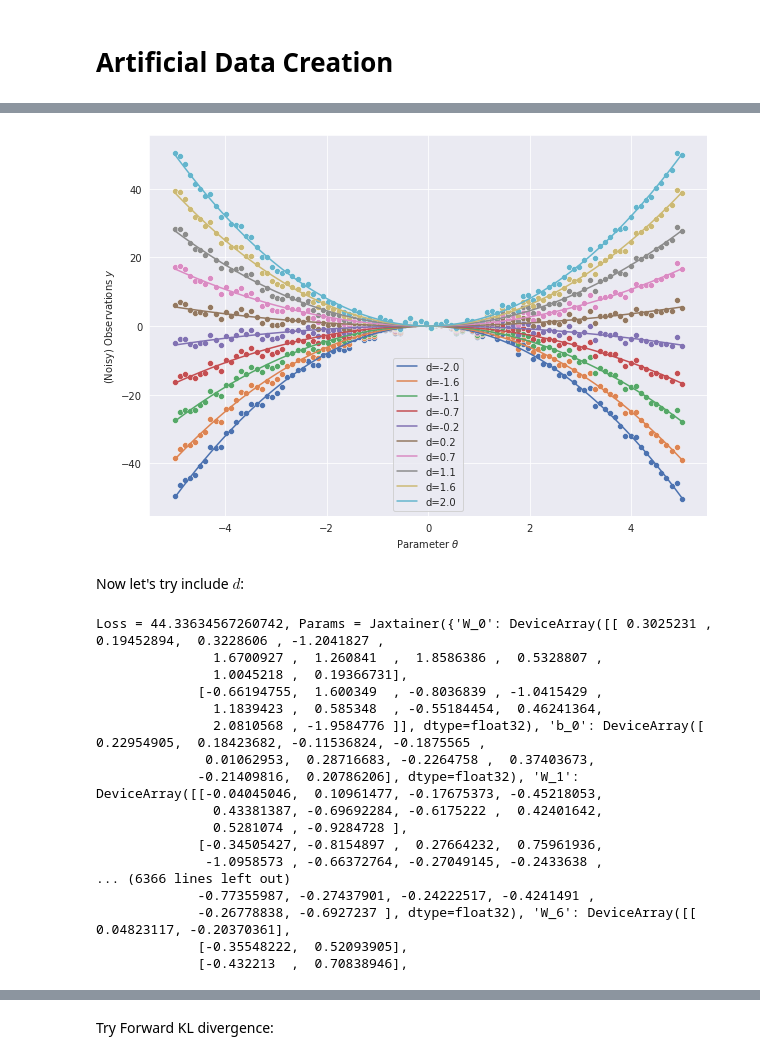
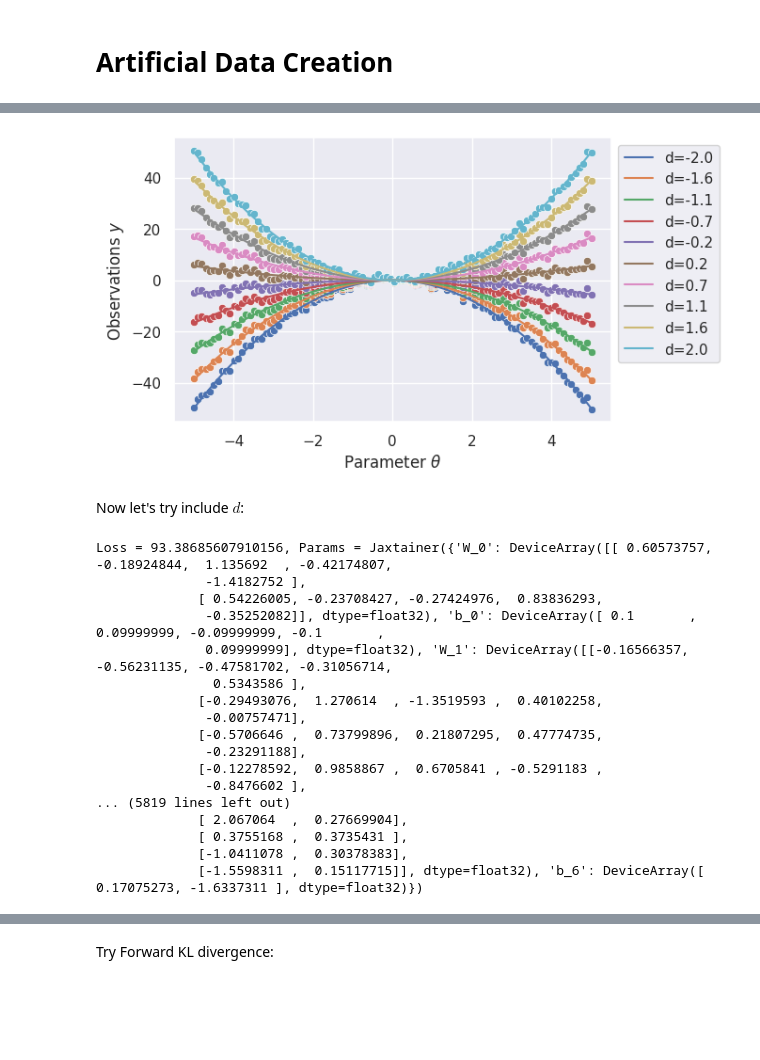
Before and after one commit to mabilton/bayesian_oed_bilton_masters, a Jupyter notebook: chapter_3/[3] Amortised VI Verification.ipynb, the cells around one changed output, grey strips where cells are left out. Drawn from its saved outputs; the diff is of its cells as text; code cells hidden in the pictures; blank space fills up the shorter version.

Commit message:
All figures completed.

```diff
--- a/chapter_3/[3] Amortised VI Verification.ipynb
+++ b/chapter_3/[3] Amortised VI Verification.ipynb
@@ -1,14 +1,31 @@
 # %% [markdown]
 # Set-Up
 # %%
-import numpy as np
 import jax
 import jax.numpy as jnp
 import approx_post
+import oed_toolbox
+import matplotlib as mpl
+import matplotlib.pyplot as plt
 import seaborn as sns
-import matplotlib.pyplot as plt
+import os
+import sys
+sys.path.insert(0, '..')
+import plotting_helpers
+import computation_helpers
 from arraytainers import Jaxtainer
-sns.set({'figure.facecolor':'white', "figure.figsize":(10,7)})
+sns.set({'figure.facecolor':'white'})
+# %%
+# dpi of images displayed in notebook:
+mpl.rcParams['figure.dpi'] = 100
+# dpi of images saved to seperate folder:
+mpl_save_dpi = 300
+# Plot theme:
+sns.set_theme(style='darkgrid')
+# %%
+fig_save_dir = './figs/vi'
+if not os.path.isdir(fig_save_dir):
+    os.makedirs(fig_save_dir)
 # %% [markdown]
 # Plotting Functions
 # %%
@@ -25,7 +42,8 @@ def plot_data(y, d, model, theta_lims=(-5,5)):
         sns.scatterplot(x=theta.squeeze(), y=y_i.squeeze())
         sns.lineplot(x=theta.squeeze(), y=model(theta,d_val).squeeze(), label=f"d={d_val:.1f}", color=palette[idx])
         plt.xlabel("Parameter $\\theta$")
-        plt.ylabel("(Noisy) Observations $y$")
+        plt.ylabel("Observations $y$")
+
     return fig
 # %%
 def plot_phi_function(amortised_dist, d_idx=None, d=None, y_obs=None, model=None, y_lims=(-50,50), num_y_pts=200, theta_lims=(-5,5)):
@@ -99,8 +96,10 @@ def model_func(theta, d):
 # %%
 prngkey = jax.random.PRNGKey(42)
 d_vals = jnp.linspace(-2, 2, 10) #, 1.5
-noise_cov = 1*jnp.identity(ndim)
+noise_cov = jnp.identity(ndim)
 y, d = create_data(model_func, d_vals, noise_cov, prngkey)
 fig = plot_data(y, d, model_func)
 fig.show()
+plt.legend(bbox_to_anchor=(1, 1))
+plt.savefig(os.path.join(fig_save_dir, 'amortised_data.png'), dpi=mpl_save_dpi, bbox_inches='tight')
 # %% [output]
@@ -107,4 +107,4 @@ fig.show()
-[figure, old version]
+[figure, new version]
 # %%
 prior_mean = jnp.zeros(ndim)
 prior_cov = jnp.identity(ndim)
@@ -124,23 +124,23 @@ amortised_dist = approx_post.distributions.amortised.NeuralNetwork(approx_dist,
 # %%
 loss = approx_post.losses.ELBO(joint_dist, use_reparameterisation=True)
 optimiser = approx_post.optimisers.Adam()
-loss = optimiser.fit(amortised_dist, loss, x=y, d=d, prngkey=prngkey, verbose=True, num_samples=1000, max_iter=100)
+loss = optimiser.fit(reverse_approx, loss, x=y, d=d, prngkey=prngkey, verbose=True, num_samples=1000, max_iter=100)
 # %% [output]
-Loss = 44.33634567260742, Params = Jaxtainer({'W_0': DeviceArray([[ 0.3025231 ,  0.19452894,  0.3228606 , -1.2041827 ,
-               1.6700927 ,  1.260841  ,  1.8586386 ,  0.5328807 ,
-               1.0045218 ,  0.19366731],
-             [-0.66194755,  1.600349  , -0.8036839 , -1.0415429 ,
-               1.1839423 ,  0.585348  , -0.55184454,  0.46241364,
-               2.0810568 , -1.9584776 ]], dtype=float32), 'b_0': DeviceArray([ 0.22954905,  0.18423682, -0.11536824, -0.1875565 ,
-              0.01062953,  0.28716683, -0.2264758 ,  0.37403673,
-             -0.21409816,  0.20786206], dtype=float32), 'W_1': DeviceArray([[-0.04045046,  0.10961477, -0.17675373, -0.45218053,
-               0.43381387, -0.69692284, -0.6175222 ,  0.42401642,
-               0.5281074 , -0.9284728 ],
-             [-0.34505427, -0.8154897 ,  0.27664232,  0.75961936,
-              -1.0958573 , -0.66372764, -0.27049145, -0.2433638 ,
-... (6366 lines left out)
-             -0.77355987, -0.27437901, -0.24222517, -0.4241491 ,
-             -0.26778838, -0.6927237 ], dtype=float32), 'W_6': DeviceArray([[ 0.04823117, -0.20370361],
-             [-0.35548222,  0.52093905],
-             [-0.432213  ,  0.70838946],
+Loss = 93.38685607910156, Params = Jaxtainer({'W_0': DeviceArray([[ 0.60573757, -0.18924844,  1.135692  , -0.42174807,
+              -1.4182752 ],
+             [ 0.54226005, -0.23708427, -0.27424976,  0.83836293,
+              -0.35252082]], dtype=float32), 'b_0': DeviceArray([ 0.1       ,  0.09999999, -0.09999999, -0.1       ,
+              0.09999999], dtype=float32), 'W_1': DeviceArray([[-0.16566357, -0.56231135, -0.47581702, -0.31056714,
+               0.5343586 ],
+             [-0.29493076,  1.270614  , -1.3519593 ,  0.40102258,
+              -0.00757471],
+             [-0.5706646 ,  0.73799896,  0.21807295,  0.47774735,
+              -0.23291188],
+             [-0.12278592,  0.9858867 ,  0.6705841 , -0.5291183 ,
+              -0.8476602 ],
+... (5819 lines left out)
+             [ 2.067064  ,  0.27669904],
+             [ 0.3755168 ,  0.3735431 ],
+             [-1.0411078 ,  0.30378383],
+             [-1.5598311 ,  0.15117715]], dtype=float32), 'b_6': DeviceArray([ 0.17075273, -1.6337311 ], dtype=float32)})
 # %%
```
Also changed, not shown: parts of 9 cells of this notebook, 36 other files.
